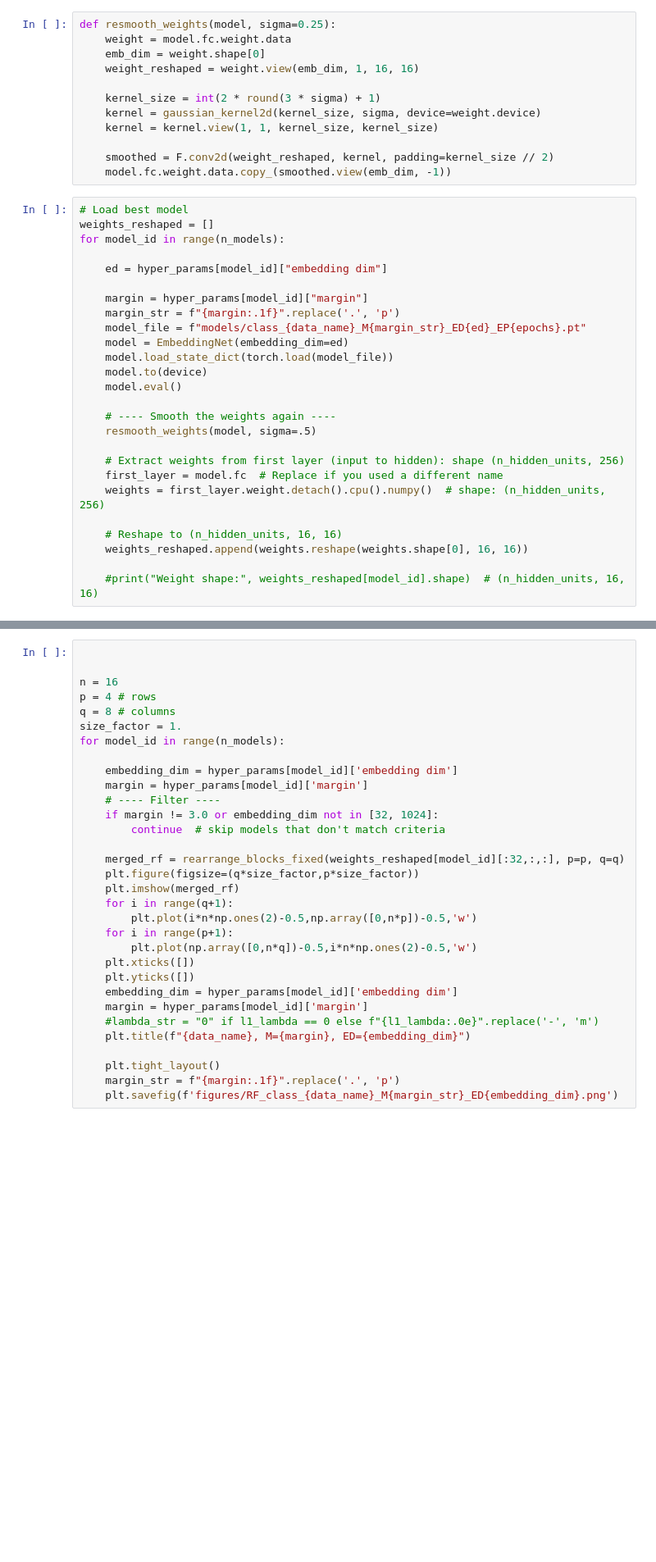
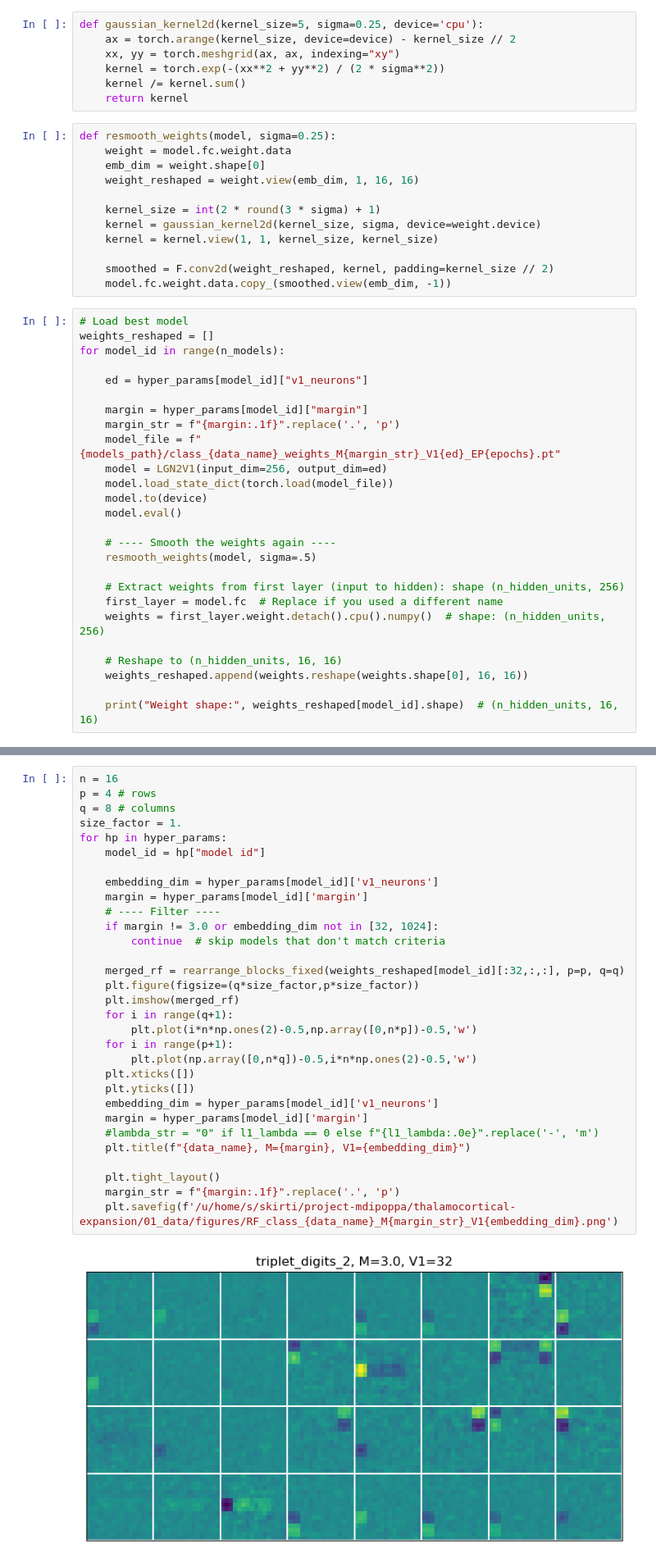
Before and after one commit to MarioDipoppa/thalamocortical_powerlaw, a Jupyter notebook: linear_class_triplet.ipynb, the cells around one changed output, grey strips where cells are left out. Shown at 82% size. Saved outputs shown, nothing was run; the diff lists cells and outputs as text; blank space fills up the shorter version.

```diff
--- a/linear_class_triplet.ipynb
+++ b/linear_class_triplet.ipynb
@@ -888,6 +994,13 @@ def rearrange_blocks_fixed(blocks, p, q):
     reshaped = blocks.reshape(p, q, n, n)
     merged = reshaped.swapaxes(1, 2).reshape(p * n, q * n)
     return merged
+# %%
+def gaussian_kernel2d(kernel_size=5, sigma=0.25, device='cpu'):
+    ax = torch.arange(kernel_size, device=device) - kernel_size // 2
+    xx, yy = torch.meshgrid(ax, ax, indexing="xy")
+    kernel = torch.exp(-(xx**2 + yy**2) / (2 * sigma**2))
+    kernel /= kernel.sum()
+    return kernel
 # %%
 def resmooth_weights(model, sigma=0.25):
     weight = model.fc.weight.data
@@ -905,12 +1018,12 @@ def resmooth_weights(model, sigma=0.25):
 weights_reshaped = []
 for model_id in range(n_models):
 
-    ed = hyper_params[model_id]["embedding dim"]
+    ed = hyper_params[model_id]["v1_neurons"]
 
     margin = hyper_params[model_id]["margin"]
     margin_str = f"{margin:.1f}".replace('.', 'p')
-    model_file = f"models/class_{data_name}_M{margin_str}_ED{ed}_EP{epochs}.pt"
-    model = EmbeddingNet(embedding_dim=ed)
+    model_file = f"{models_path}/class_{data_name}_weights_M{margin_str}_V1{ed}_EP{epochs}.pt"
+    model = LGN2V1(input_dim=256, output_dim=ed)
     model.load_state_dict(torch.load(model_file))
     model.to(device)
     model.eval()
@@ -925,4 +1038,4 @@ for model_id in range(n_models):
     # Reshape to (n_hidden_units, 16, 16)
     weights_reshaped.append(weights.reshape(weights.shape[0], 16, 16))
 
-    #print("Weight shape:", weights_reshaped[model_id].shape)  # (n_hidden_units, 16, 16)
+    print("Weight shape:", weights_reshaped[model_id].shape)  # (n_hidden_units, 16, 16)
@@ -929,32 +1060,33 @@ for model_id in range(n_models):
 # %%
-
-
 n = 16
 p = 4 # rows
 q = 8 # columns
 size_factor = 1.
-for model_id in range(n_models):
+for hp in hyper_params:
+    model_id = hp["model id"]
 
-    embedding_dim = hyper_params[model_id]['embedding dim']
+    embedding_dim = hyper_params[model_id]['v1_neurons']
     margin = hyper_params[model_id]['margin']
     # ---- Filter ----
     if margin != 3.0 or embedding_dim not in [32, 1024]:
         continue  # skip models that don't match criteria
 
     merged_rf = rearrange_blocks_fixed(weights_reshaped[model_id][:32,:,:], p=p, q=q)
     plt.figure(figsize=(q*size_factor,p*size_factor))
     plt.imshow(merged_rf)
     for i in range(q+1):
         plt.plot(i*n*np.ones(2)-0.5,np.array([0,n*p])-0.5,'w')
     for i in range(p+1):
         plt.plot(np.array([0,n*q])-0.5,i*n*np.ones(2)-0.5,'w')
     plt.xticks([])
     plt.yticks([])
-    embedding_dim = hyper_params[model_id]['embedding dim']
+    embedding_dim = hyper_params[model_id]['v1_neurons']
     margin = hyper_params[model_id]['margin']
     #lambda_str = "0" if l1_lambda == 0 else f"{l1_lambda:.0e}".replace('-', 'm')
-    plt.title(f"{data_name}, M={margin}, ED={embedding_dim}")
+    plt.title(f"{data_name}, M={margin}, V1={embedding_dim}")
 
     plt.tight_layout()
     margin_str = f"{margin:.1f}".replace('.', 'p')
-    plt.savefig(f'figures/RF_class_{data_name}_M{margin_str}_ED{embedding_dim}.png')
+    plt.savefig(f'/u/home/s/skirti/project-mdipoppa/thalamocortical-expansion/01_data/figures/RF_class_{data_name}_M{margin_str}_V1{embedding_dim}.png')
+# %% [output]
+[figure, added]
```
Also changed, not shown: parts of 29 cells of this notebook, 5 other files.
